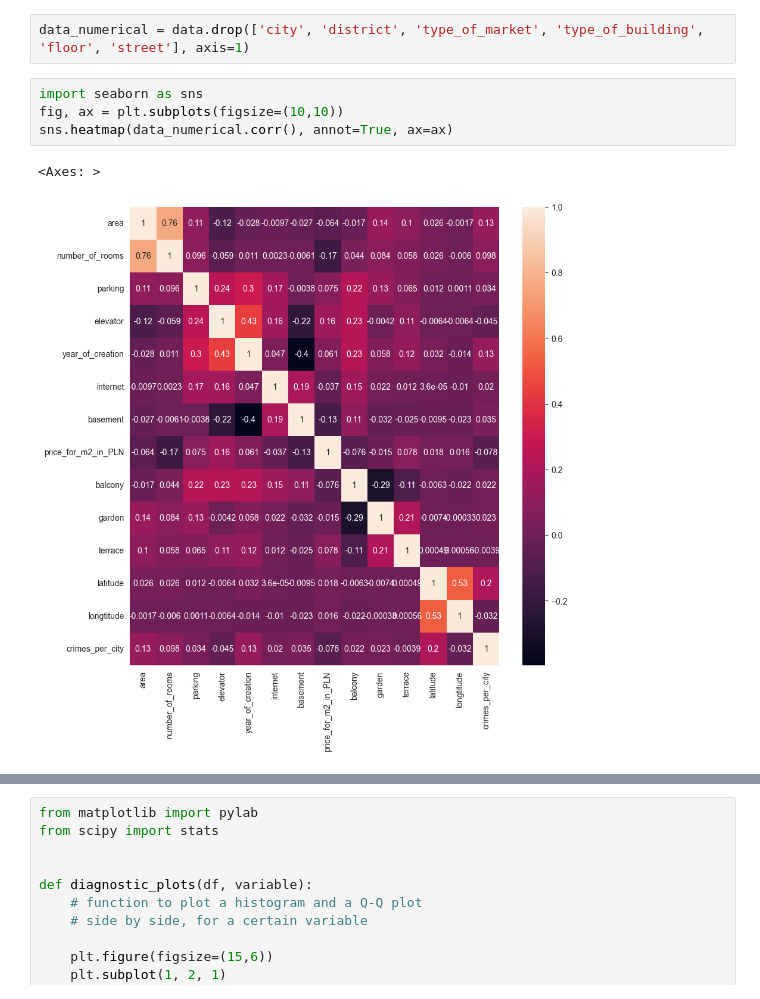
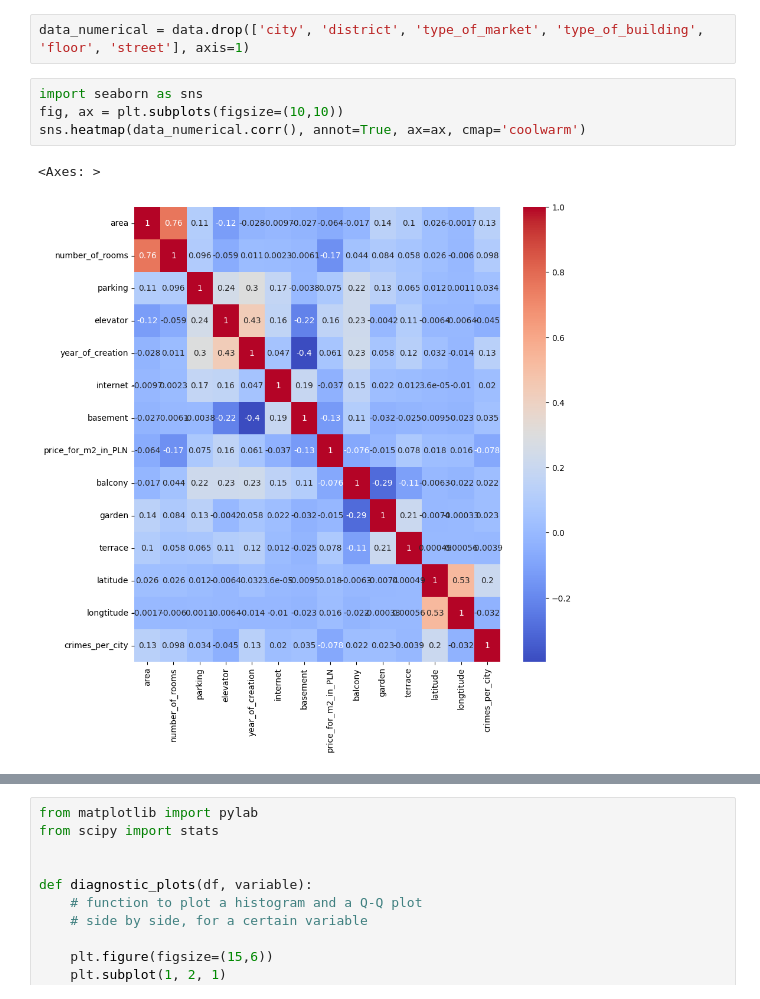
Before and after one commit to Krzy-Doma/Real_estate_price_forecasting, a Jupyter notebook: modeling/models.ipynb, the cells around one changed output, grey strips where cells are left out. Drawn from its saved outputs; the diff is of its cells as text.

```diff
--- a/modeling/models.ipynb
+++ b/modeling/models.ipynb
@@ -120,10 +120,10 @@ data_numerical = data.drop(['city', 'district', 'type_of_market', 'type_of_build
 # %%
 import seaborn as sns
 fig, ax = plt.subplots(figsize=(10,10))
-sns.heatmap(data_numerical.corr(), annot=True, ax=ax)
+sns.heatmap(data_numerical.corr(), annot=True, ax=ax, cmap='coolwarm')
 # %% [output]
 <Axes: >
-[figure, old version]
+[figure, new version]
 # %%
 # histogram
 data_numerical.hist(bins=50, figsize=(20,15))
```
Also changed, not shown: parts of 34 cells of this notebook, 7 other files.
